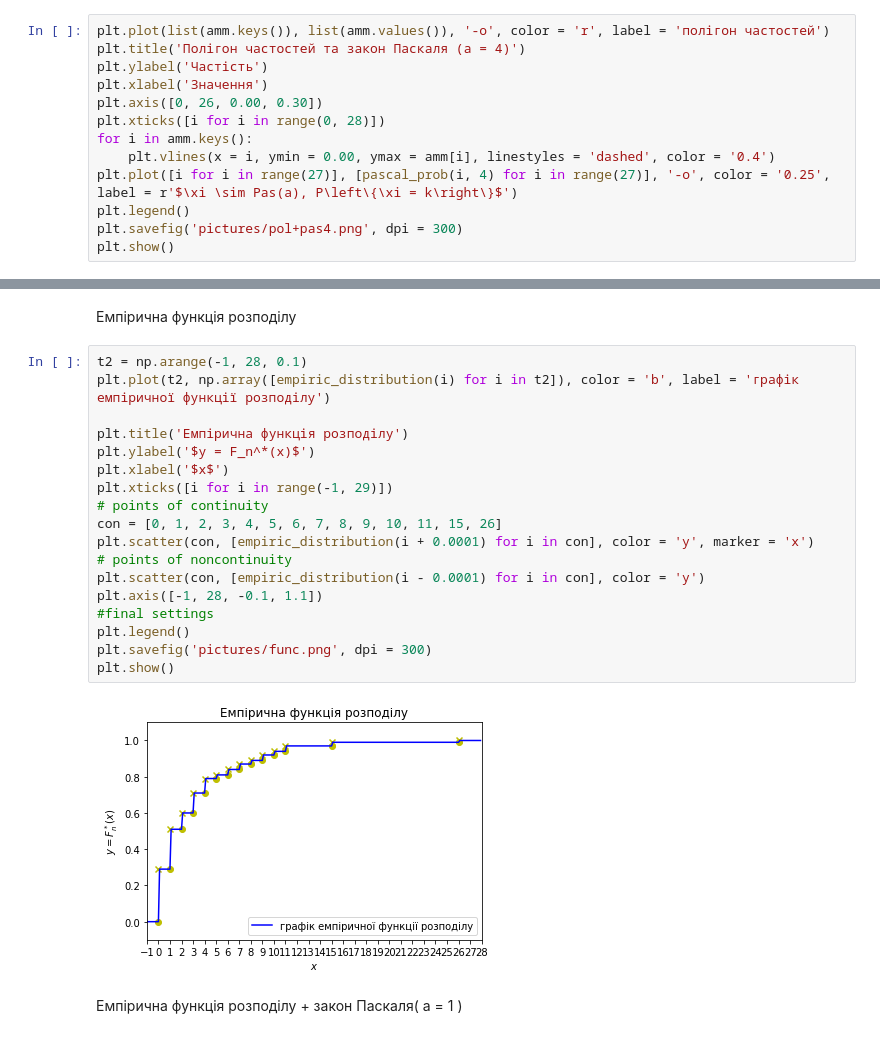
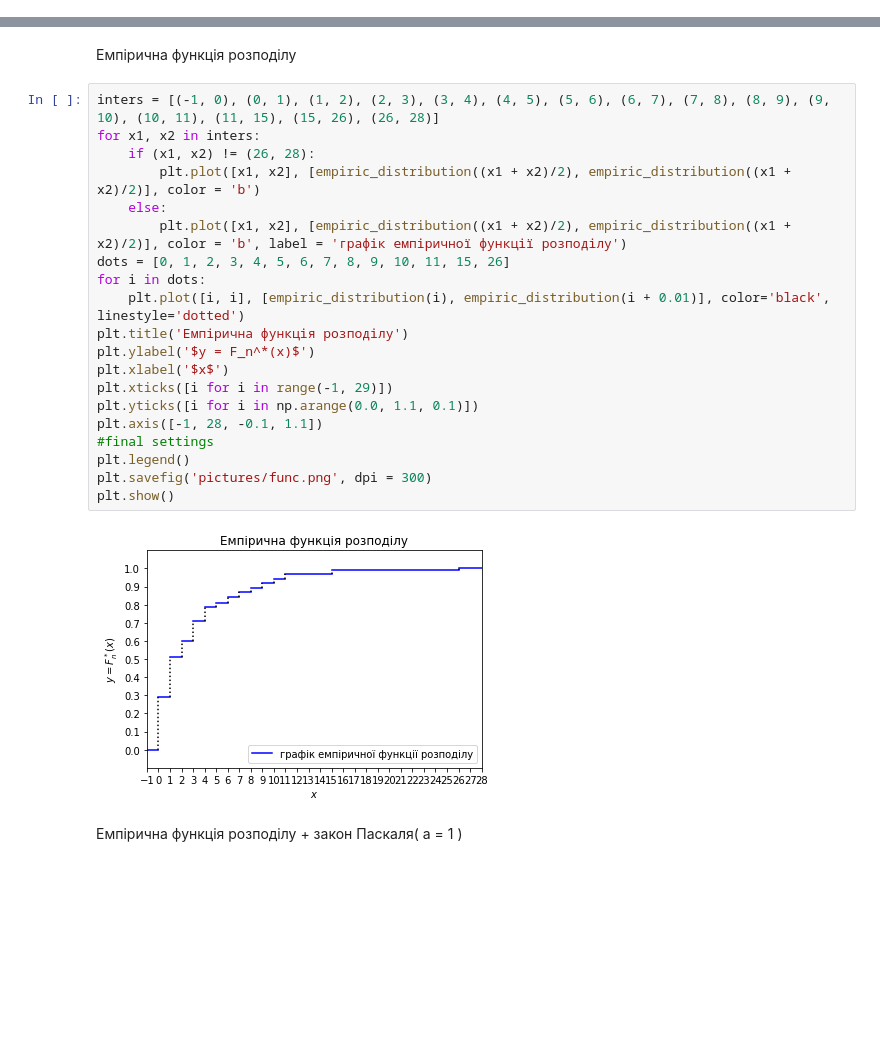
Before and after one commit to nikiandr/mathstatcourse, a Jupyter notebook: teorver.ipynb, the cells around one changed output, grey strips where cells are left out. Cells and saved outputs as stored; diff of their text form; blank space fills up the shorter version.

```diff
--- a/teorver.ipynb
+++ b/teorver.ipynb
@@ -101,13 +99,0 @@ plt.show()
-# %%
-plt.plot(list(amm.keys()), list(amm.values()), '-o', color = 'r', label = 'полігон частостей')
-plt.title('Полігон частостей та закон Паскаля (a = 4)')
-plt.ylabel('Частість')
-plt.xlabel('Значення')
-plt.axis([0, 26, 0.00, 0.30])
-plt.xticks([i for i in range(0, 28)])
-for i in amm.keys():
-    plt.vlines(x = i, ymin = 0.00, ymax = amm[i], linestyles = 'dashed', color = '0.4')
-plt.plot([i for i in range(27)], [pascal_prob(i, 4) for i in range(27)], '-o', color = '0.25', label = r'$\xi \sim Pas(a), P\left\{\xi = k\right\}$')
-plt.legend()
-plt.savefig('pictures/pol+pas4.png', dpi = 300)
-plt.show()
@@ -149,25 +133,27 @@ def empiric_distribution(x):
         return 1
 # %% [markdown]
 Емпірична функція розподілу
-# %%
-t2 = np.arange(-1, 28, 0.1)
-plt.plot(t2, np.array([empiric_distribution(i) for i in t2]), color = 'b', label = 'графік емпіричної функції розподілу')
-
-plt.title('Емпірична функція розподілу')
-plt.ylabel('$y = F_n^*(x)$')
-plt.xlabel('$x$')
-plt.xticks([i for i in range(-1, 29)])
-# points of continuity
-con = [0, 1, 2, 3, 4, 5, 6, 7, 8, 9, 10, 11, 15, 26]
-plt.scatter(con, [empiric_distribution(i + 0.0001) for i in con], color = 'y', marker = 'x')
-# points of noncontinuity
-plt.scatter(con, [empiric_distribution(i - 0.0001) for i in con], color = 'y')
-plt.axis([-1, 28, -0.1, 1.1])
-#final settings
-plt.legend()
-plt.savefig('pictures/func.png', dpi = 300)
-plt.show()
-# %% [output]
-[figure, removed]
+# %%
+inters = [(-1, 0), (0, 1), (1, 2), (2, 3), (3, 4), (4, 5), (5, 6), (6, 7), (7, 8), (8, 9), (9, 10), (10, 11), (11, 15), (15, 26), (26, 28)]
+for x1, x2 in inters:
+    if (x1, x2) != (26, 28):
+        plt.plot([x1, x2], [empiric_distribution((x1 + x2)/2), empiric_distribution((x1 + x2)/2)], color = 'b')
+    else:
+        plt.plot([x1, x2], [empiric_distribution((x1 + x2)/2), empiric_distribution((x1 + x2)/2)], color = 'b', label = 'графік емпіричної функції розподілу')
+dots = [0, 1, 2, 3, 4, 5, 6, 7, 8, 9, 10, 11, 15, 26]
+for i in dots:
+    plt.plot([i, i], [empiric_distribution(i), empiric_distribution(i + 0.01)], color='black', linestyle='dotted')
+plt.title('Емпірична функція розподілу')
+plt.ylabel('$y = F_n^*(x)$')
+plt.xlabel('$x$')
+plt.xticks([i for i in range(-1, 29)])
+plt.yticks([i for i in np.arange(0.0, 1.1, 0.1)])
+plt.axis([-1, 28, -0.1, 1.1])
+#final settings
+plt.legend()
+plt.savefig('pictures/func.png', dpi = 300)
+plt.show()
+# %% [output]
+[figure, added]
 # %% [markdown]
 Емпірична функція розподілу + закон Паскаля( a = 1 )
```
Also changed, not shown: parts of 16 cells of this notebook, 6 other files.
